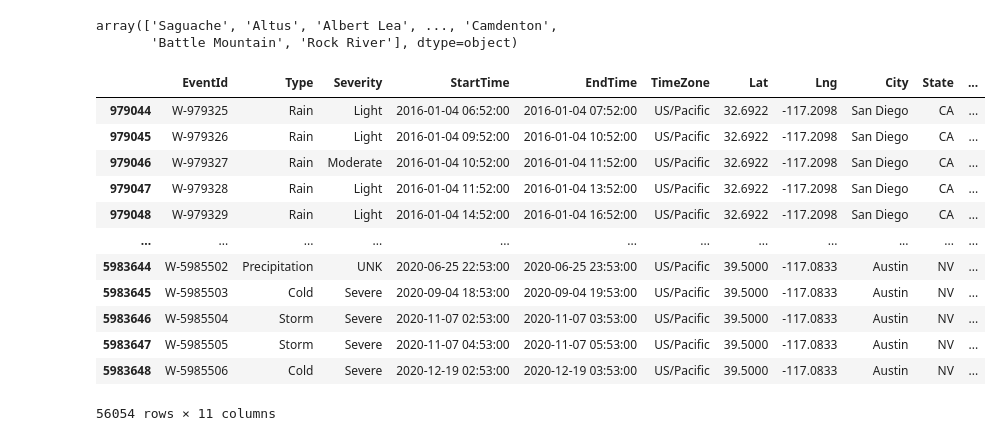
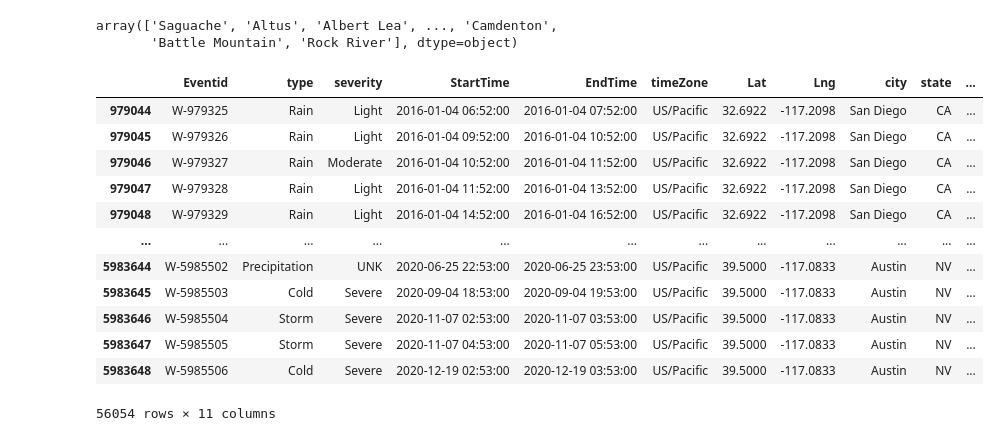
Before and after one commit to Fescamil1/Project3_Group4, a Jupyter notebook: Weather_project3 .ipynb, the cells around one changed output. Saved outputs shown, nothing was run; the diff lists cells and outputs as text; code cells hidden in the pictures.

```diff
--- a/Weather_project3 .ipynb
+++ b/Weather_project3 .ipynb
@@ -140,10 +140,10 @@ array(['Saguache', 'Altus', 'Albert Lea', ..., 'Camdenton',
        'Battle Mountain', 'Rock River'], dtype=object)
 # %%
 #selecting the cities
-new_df = df.loc[df['City'].isin(['New York City', 'Los Angeles', 'Chicago', 'Houston', 'Phoenix', 'Philadelphia', 'San Antonio', 'San Diego', 'Dallas','Austin'])]
+new_df = df.loc[df['city'].isin(['New York City', 'Los Angeles', 'Chicago', 'Houston', 'Phoenix', 'Philadelphia', 'San Antonio', 'San Diego', 'Dallas','Austin'])]
 new_df
 # %% [output]
-|  | EventId | Type | Severity | StartTime | EndTime | TimeZone | Lat | Lng | City | State | ... |
+|  | Eventid | type | severity | StartTime | EndTime | timeZone | Lat | Lng | city | state | ... |
 | 979044 | W-979325 | Rain | Light | 2016-01-04 06:52:00 | 2016-01-04 07:52:00 | US/Pacific | 32.6922 | -117.2098 | San Diego | CA | ... |
 | 979045 | W-979326 | Rain | Light | 2016-01-04 09:52:00 | 2016-01-04 10:52:00 | US/Pacific | 32.6922 | -117.2098 | San Diego | CA | ... |
 | 979046 | W-979327 | Rain | Moderate | 2016-01-04 10:52:00 | 2016-01-04 11:52:00 | US/Pacific | 32.6922 | -117.2098 | San Diego | CA | ... |
```
Also changed, not shown: parts of 5 cells of this notebook.
